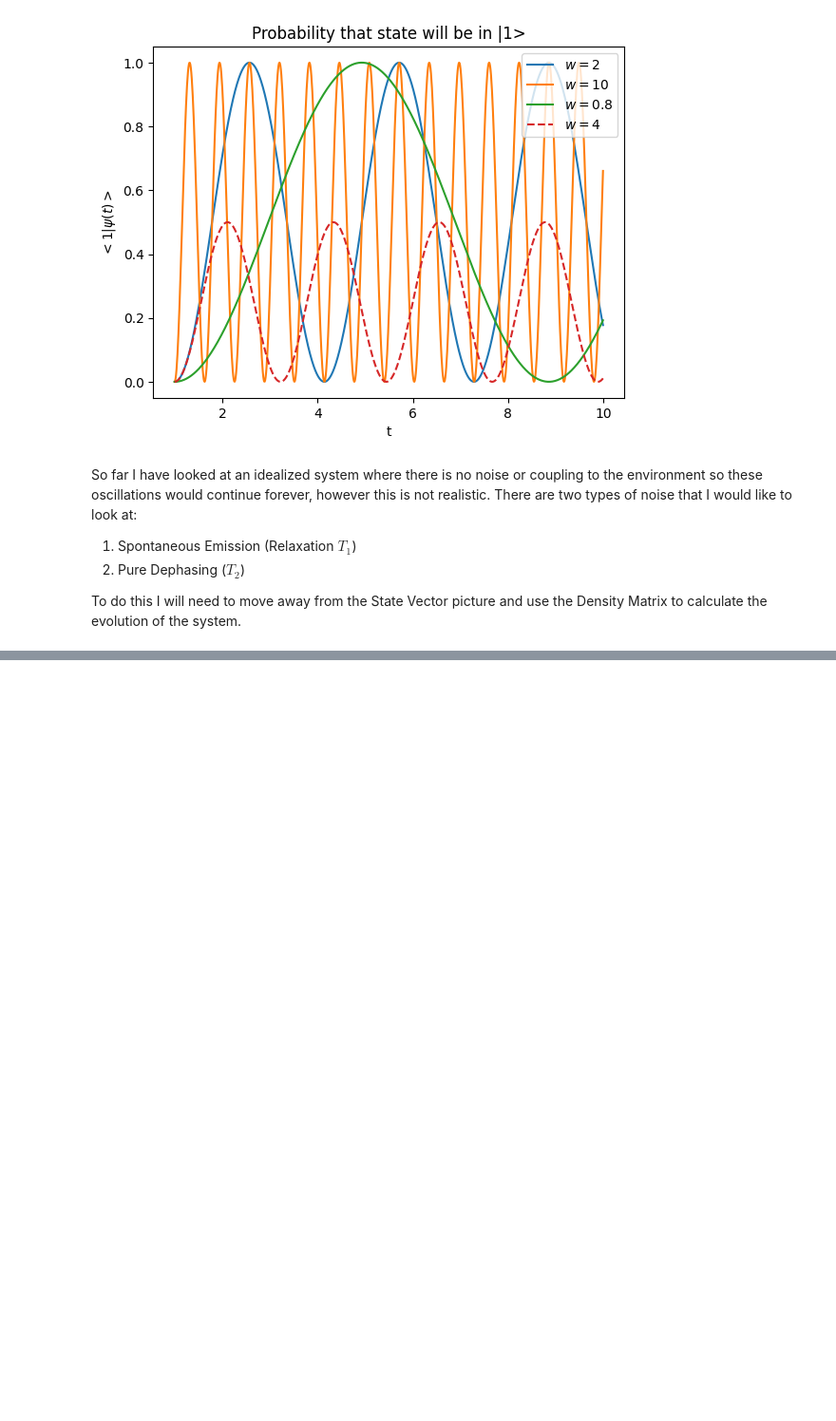
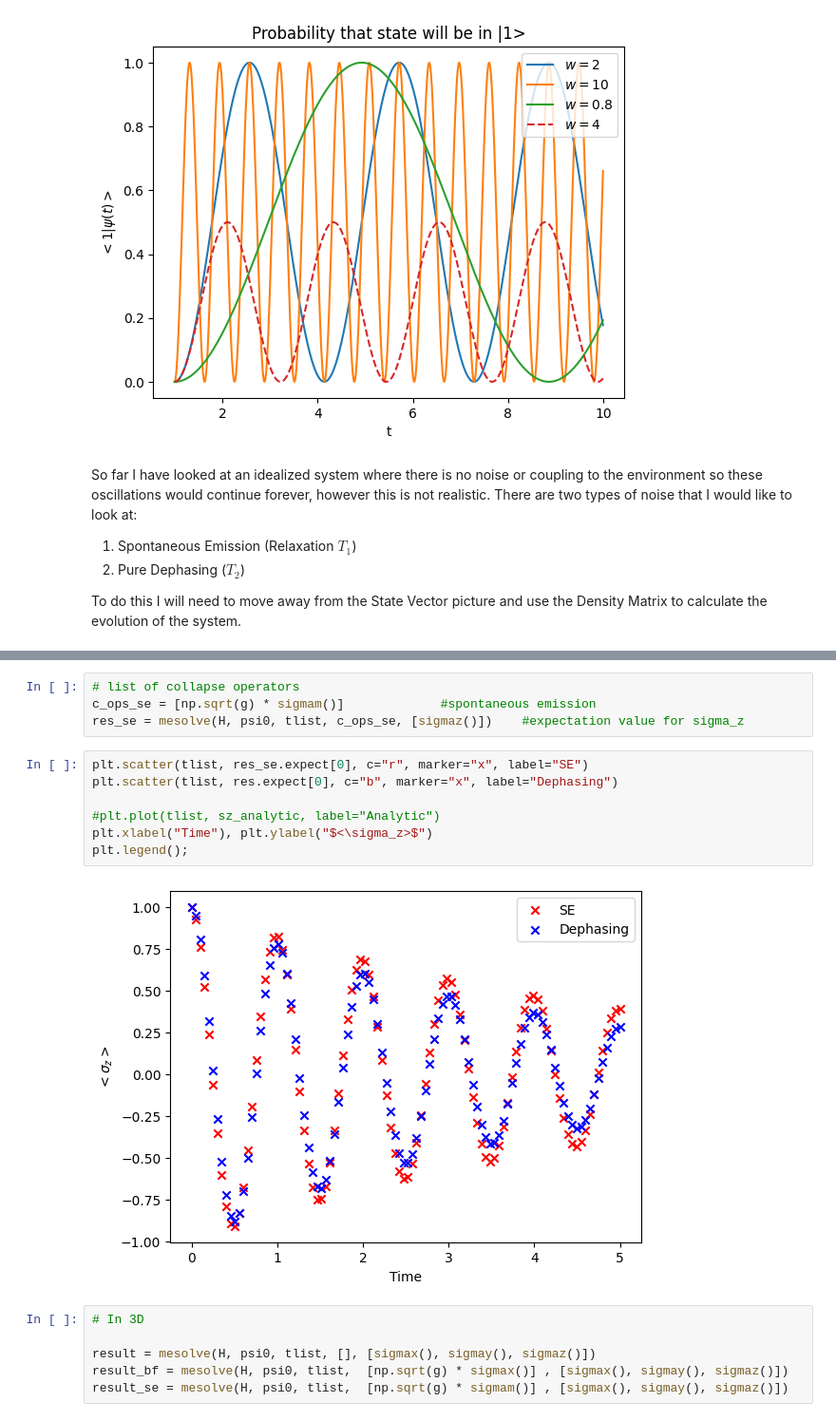
Before and after one commit to lsmercadante/Quantum-Projects, a Jupyter notebook: Decoherence_Project/notebooks/rabi_oscillations.ipynb, the cells around one changed output, grey strips where cells are left out. Shown at 95% size. Cells and saved outputs as stored; diff of their text form; blank space fills up the shorter version.

```diff
--- a/Decoherence_Project/notebooks/rabi_oscillations.ipynb
+++ b/Decoherence_Project/notebooks/rabi_oscillations.ipynb
@@ -94,0 +130,19 @@ from qutip import Bloch, about, basis, mesolve, sigmam, sigmax, sigmay, sigmaz
+# %%
+# list of collapse operators
+c_ops_se = [np.sqrt(g) * sigmam()]             #spontaneous emission
+res_se = mesolve(H, psi0, tlist, c_ops_se, [sigmaz()])    #expectation value for sigma_z
+# %%
+plt.scatter(tlist, res_se.expect[0], c="r", marker="x", label="SE")
+plt.scatter(tlist, res.expect[0], c="b", marker="x", label="Dephasing")
+
+#plt.plot(tlist, sz_analytic, label="Analytic")
+plt.xlabel("Time"), plt.ylabel("$<\sigma_z>$")
+plt.legend();
+# %% [output]
+[figure, added]
+# %%
+# In 3D
+
+result = mesolve(H, psi0, tlist, [], [sigmax(), sigmay(), sigmaz()])
+result_bf = mesolve(H, psi0, tlist,  [np.sqrt(g) * sigmax()] , [sigmax(), sigmay(), sigmaz()])
+result_se = mesolve(H, psi0, tlist,  [np.sqrt(g) * sigmam()] , [sigmax(), sigmay(), sigmaz()])
```
Also changed, not shown: parts of 29 cells of this notebook.
